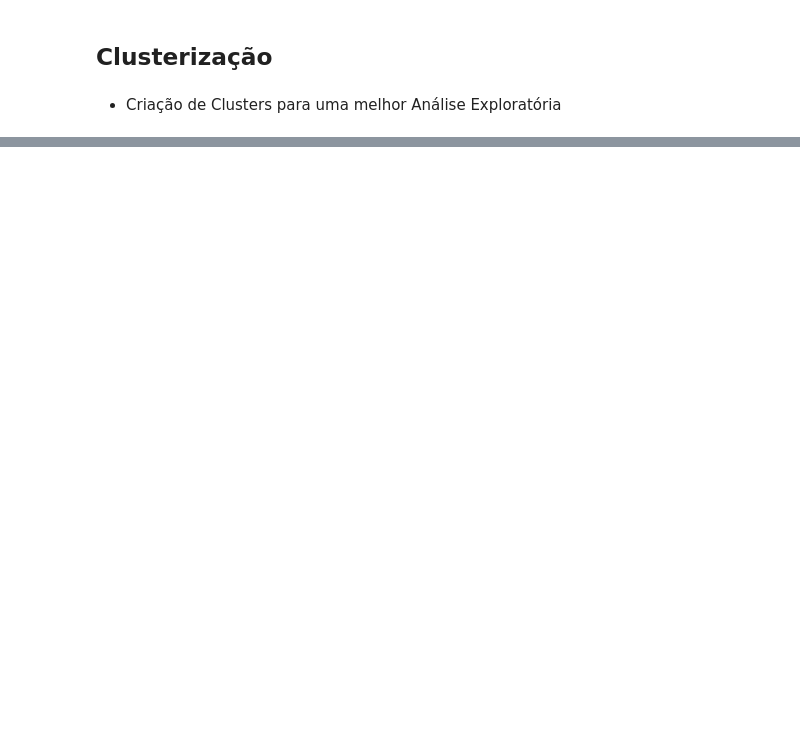
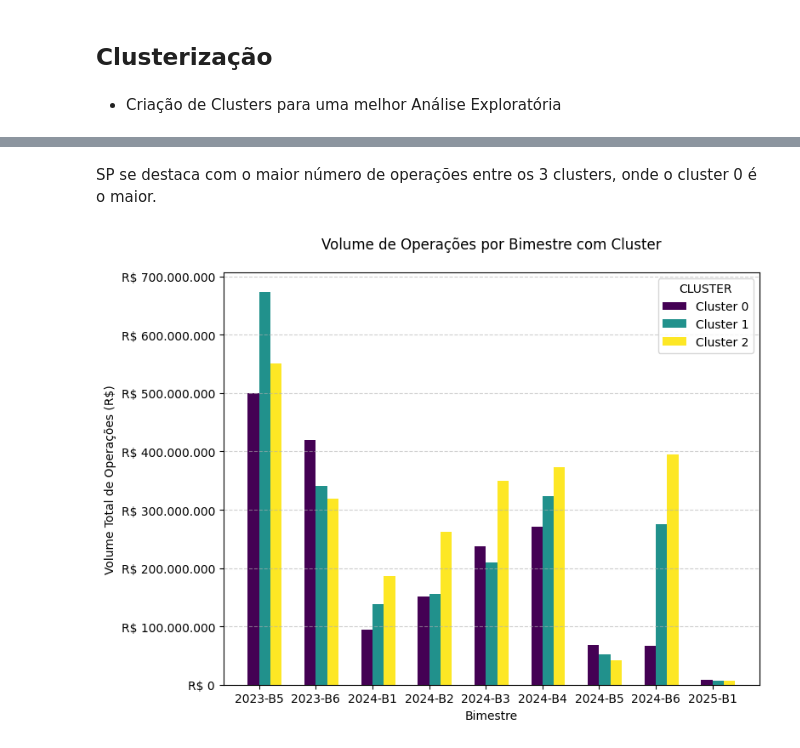
Before and after one commit to rafaelporfiriobarros/desenrola_brasil, a Jupyter notebook: notebooks/eda.ipynb, the cells around one changed output, grey strips where cells are left out. Saved outputs shown, nothing was run; the diff lists cells and outputs as text; code cells hidden in the pictures; blank space fills up the shorter version.

```diff
--- a/notebooks/eda.ipynb
+++ b/notebooks/eda.ipynb
@@ -467,0 +484,41 @@ df_clusterizado.head()
+# %% [markdown]
+SP se destaca com o maior número de operações entre os 3 clusters, onde o cluster 0 é o maior.
+# %%
+# Criar coluna BIMESTRE
+df_clusterizado['BIMESTRE'] = df_clusterizado['MES'].apply(lambda x: f"{x.year}-B{((x.month - 1) // 2) + 1}")
+
+# Agrupar por BIMESTRE e CLUSTER
+agrupado = df_clusterizado.groupby(['BIMESTRE', 'CLUSTER'])['VOLUME_OPERACOES'].sum().unstack(fill_value=0)
+
+# Cores viridis para os clusters
+clusters = agrupado.columns
+viridis = plt.get_cmap('viridis', len(clusters))
+cores = [viridis(i) for i in range(len(clusters))]
+
+# Configuração de posições X e largura das barras
+x = np.arange(len(agrupado.index)) * 1.5
+largura = 0.3
+
+plt.figure(figsize=(8, 6))
+
+# Criar barras
+for i, cluster in enumerate(clusters):
+    plt.bar(x + i * largura, agrupado[cluster], width=largura, label=f'Cluster {cluster}', color=cores[i])
+
+# Eixo Y formatado em reais
+ax = plt.gca()
+ax.yaxis.set_major_formatter(
+    ticker.FuncFormatter(lambda x, _: f'R$ {x:,.0f}'.replace(',', 'X').replace('.', ',').replace('X', '.'))
+)
+
+# Ajustes finais
+plt.xlabel('Bimestre')
+plt.ylabel('Volume Total de Operações (R$)')
+plt.title('Volume de Operações por Bimestre com Cluster', pad=20)
+plt.xticks(x + largura / 2, agrupado.index)
+plt.legend(title='CLUSTER')
+plt.grid(axis='y', linestyle='--', alpha=0.6)
+plt.tight_layout()
+plt.show()
+# %% [output]
+[figure, added]
```
Also changed, not shown: parts of 13 cells of this notebook.
